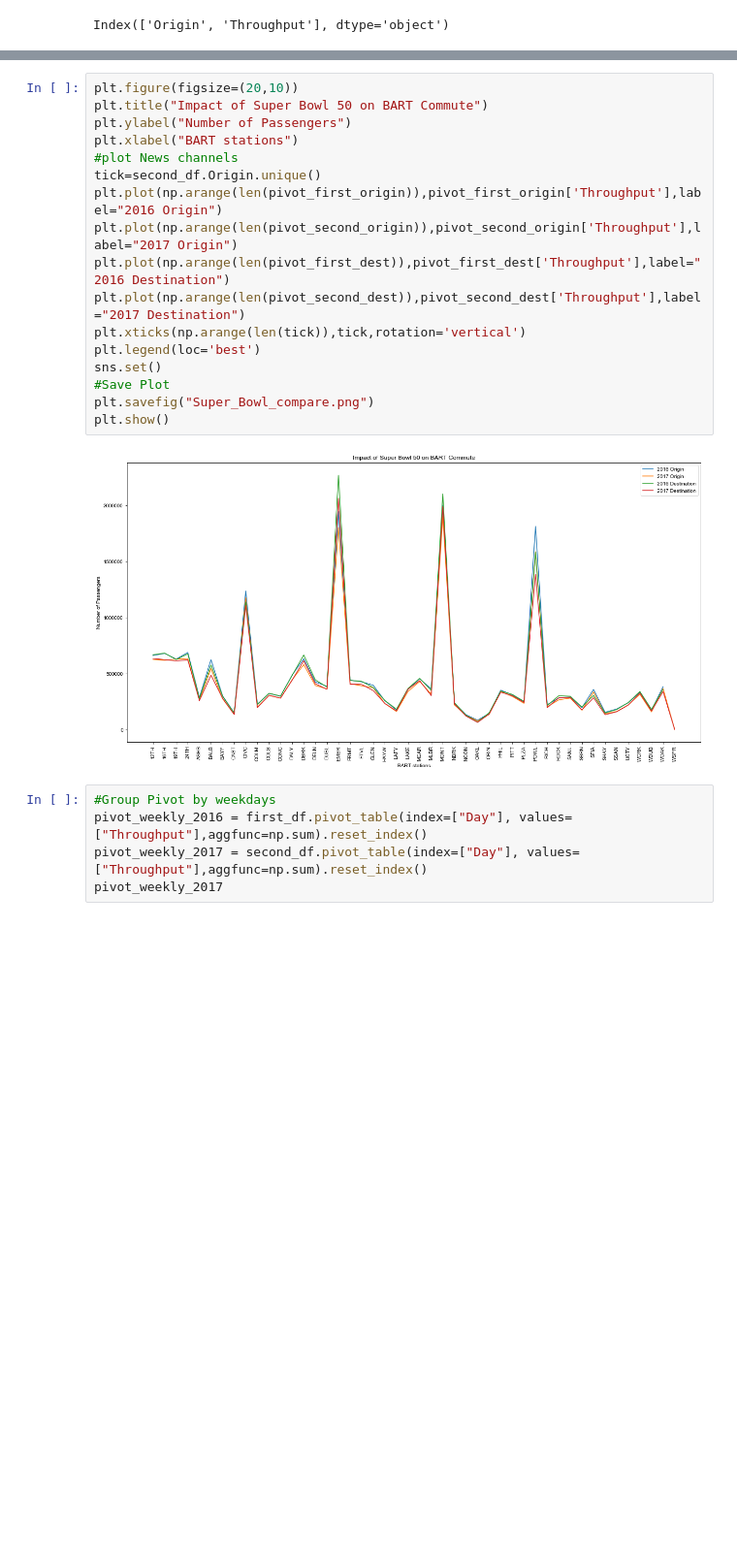
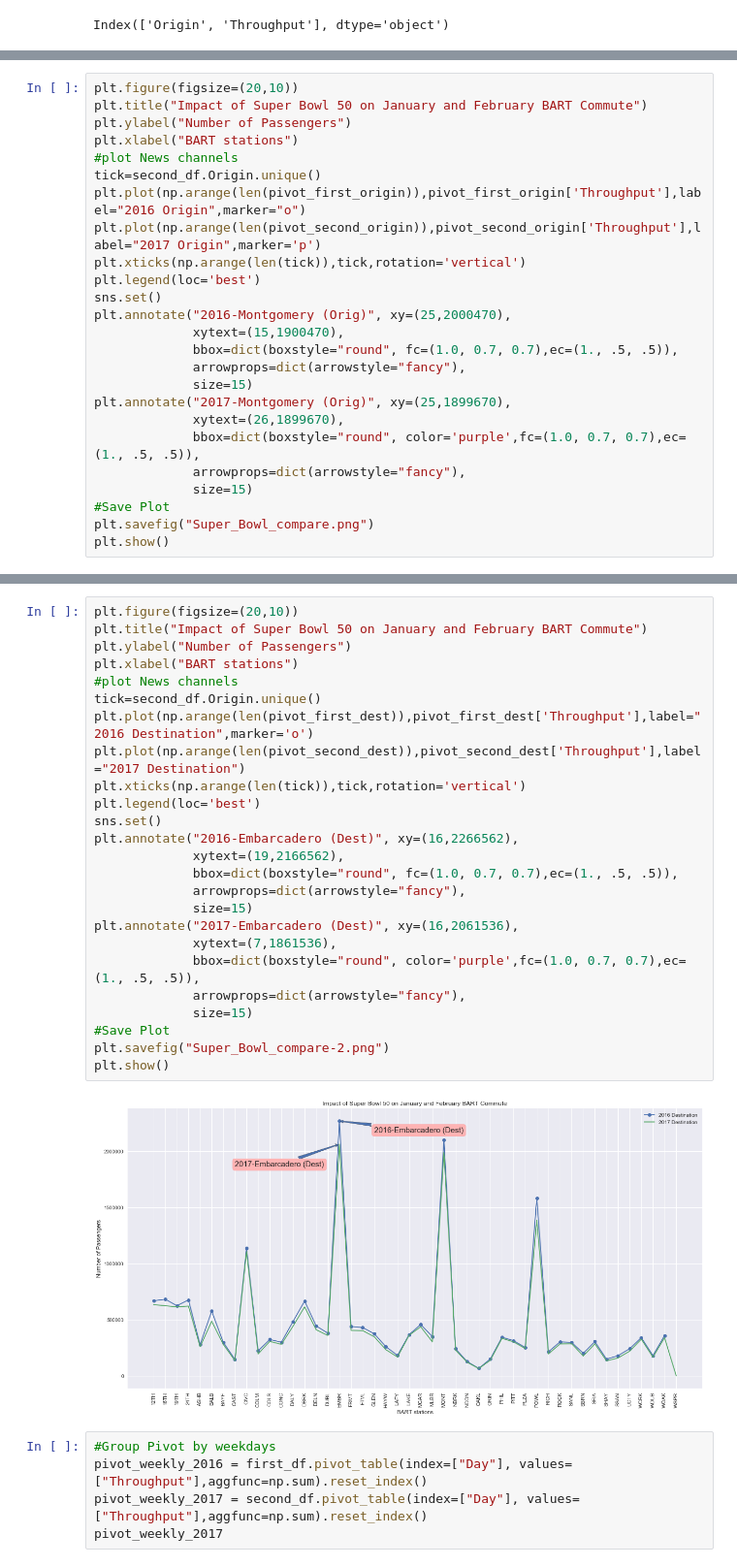
Before and after one commit to mayushah1/Branch4, a Jupyter notebook: 04_Python/BartPy.ipynb, the cells around one changed output, grey strips where cells are left out. Shown at 97% size. Cells and saved outputs as stored; diff of their text form; blank space fills up the shorter version.

```diff
--- a/04_Python/BartPy.ipynb
+++ b/04_Python/BartPy.ipynb
@@ -105,0 +165,25 @@ Index(['Origin', 'Throughput'], dtype='object')
+# %%
+plt.figure(figsize=(20,10))
+plt.title("Impact of Super Bowl 50 on January and February BART Commute")
+plt.ylabel("Number of Passengers")
+plt.xlabel("BART stations")
+#plot News channels
+tick=second_df.Origin.unique()
+plt.plot(np.arange(len(pivot_first_origin)),pivot_first_origin['Throughput'],label="2016 Origin",marker="o")
+plt.plot(np.arange(len(pivot_second_origin)),pivot_second_origin['Throughput'],label="2017 Origin",marker='p')
+plt.xticks(np.arange(len(tick)),tick,rotation='vertical')
+plt.legend(loc='best')
+sns.set()
+plt.annotate("2016-Montgomery (Orig)", xy=(25,2000470),
+             xytext=(15,1900470),
+             bbox=dict(boxstyle="round", fc=(1.0, 0.7, 0.7),ec=(1., .5, .5)),
+             arrowprops=dict(arrowstyle="fancy"),
+             size=15)
+plt.annotate("2017-Montgomery (Orig)", xy=(25,1899670),
+             xytext=(26,1899670),
+             bbox=dict(boxstyle="round", color='purple',fc=(1.0, 0.7, 0.7),ec=(1., .5, .5)),
+             arrowprops=dict(arrowstyle="fancy"),
+             size=15)
+#Save Plot
+plt.savefig("Super_Bowl_compare.png")
+plt.show()
@@ -106,22 +192,30 @@ Index(['Origin', 'Throughput'], dtype='object')
 # %%
 plt.figure(figsize=(20,10))
-plt.title("Impact of Super Bowl 50 on BART Commute")
+plt.title("Impact of Super Bowl 50 on January and February BART Commute")
 plt.ylabel("Number of Passengers")
 plt.xlabel("BART stations")
 #plot News channels
 tick=second_df.Origin.unique()
-plt.plot(np.arange(len(pivot_first_origin)),pivot_first_origin['Throughput'],label="2016 Origin")
-plt.plot(np.arange(len(pivot_second_origin)),pivot_second_origin['Throughput'],label="2017 Origin")
-plt.plot(np.arange(len(pivot_first_dest)),pivot_first_dest['Throughput'],label="2016 Destination")
+plt.plot(np.arange(len(pivot_first_dest)),pivot_first_dest['Throughput'],label="2016 Destination",marker='o')
 plt.plot(np.arange(len(pivot_second_dest)),pivot_second_dest['Throughput'],label="2017 Destination")
 plt.xticks(np.arange(len(tick)),tick,rotation='vertical')
 plt.legend(loc='best')
 sns.set()
+plt.annotate("2016-Embarcadero (Dest)", xy=(16,2266562),
+             xytext=(19,2166562),
+             bbox=dict(boxstyle="round", fc=(1.0, 0.7, 0.7),ec=(1., .5, .5)),
+             arrowprops=dict(arrowstyle="fancy"),
+             size=15)
+plt.annotate("2017-Embarcadero (Dest)", xy=(16,2061536),
+             xytext=(7,1861536),
+             bbox=dict(boxstyle="round", color='purple',fc=(1.0, 0.7, 0.7),ec=(1., .5, .5)),
+             arrowprops=dict(arrowstyle="fancy"),
+             size=15)
 #Save Plot
-plt.savefig("Super_Bowl_compare.png")
+plt.savefig("Super_Bowl_compare-2.png")
 plt.show()
 # %% [output]
-[figure, old version]
+[figure, new version]
 # %%
 #Group Pivot by weekdays
 pivot_weekly_2016 = first_df.pivot_table(index=["Day"], values=["Throughput"],aggfunc=np.sum).reset_index()
```
Also changed, not shown: parts of 3 cells of this notebook.
